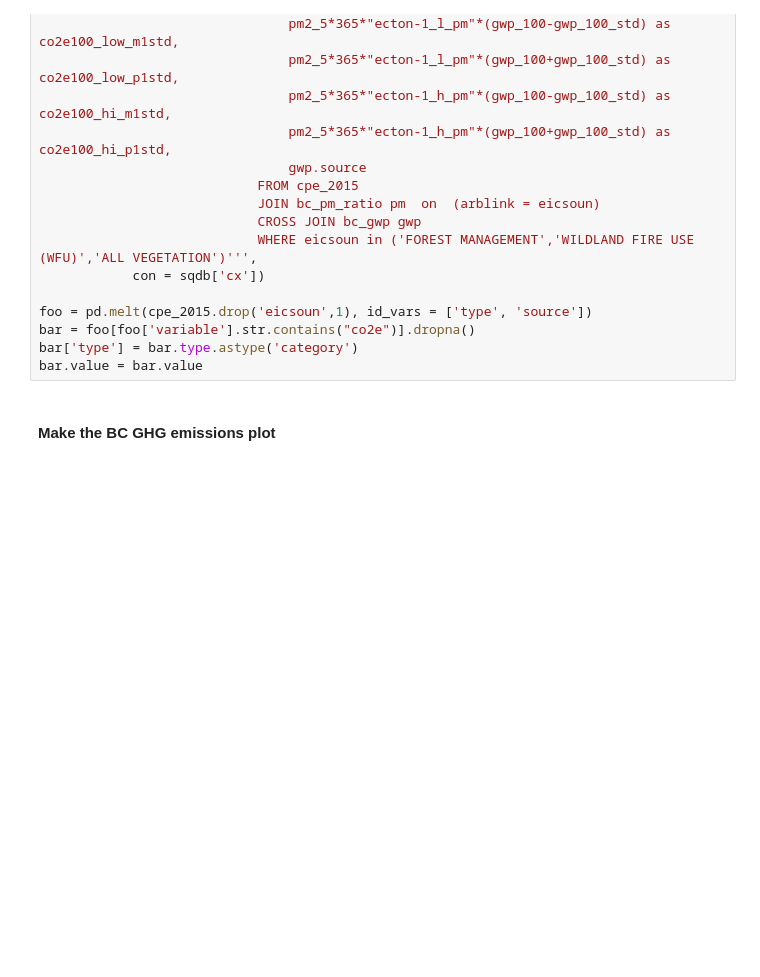
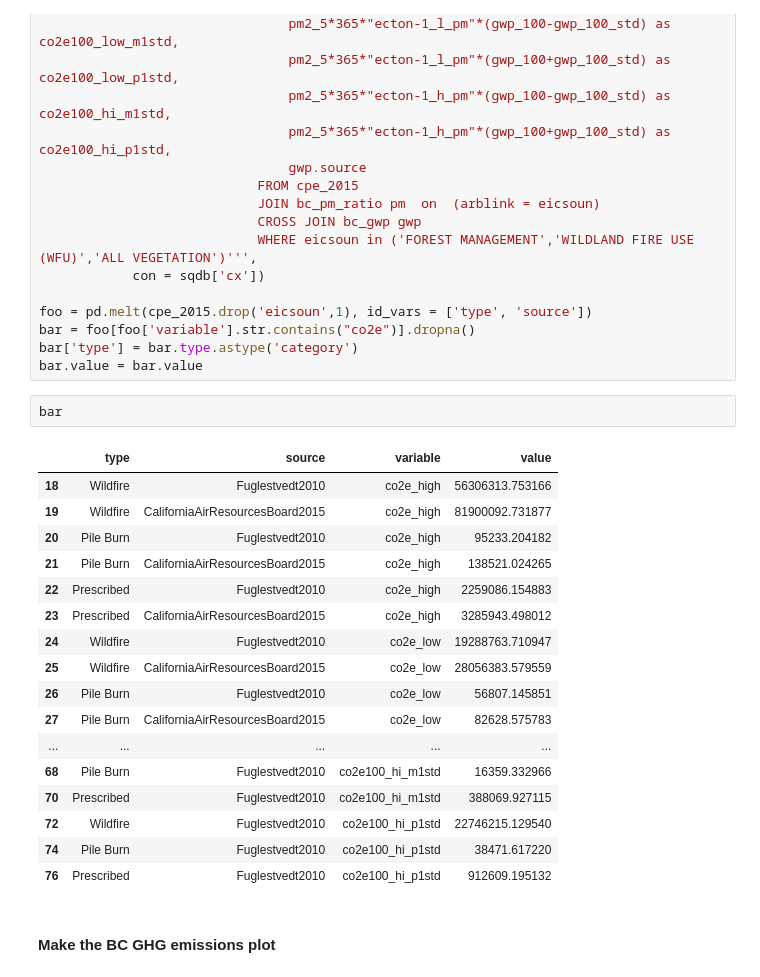
Before and after one commit to WoodResourcesGroup/RoundwoodHarvestGHG, a Jupyter notebook: biomass_burning.ipynb, the cells around one changed output. Cells and saved outputs as stored; diff of their text form; blank space fills up the shorter version.

```diff
--- a/biomass_burning.ipynb
+++ b/biomass_burning.ipynb
@@ -155,6 +155,26 @@ foo = pd.melt(cpe_2015.drop('eicsoun',1), id_vars = ['type', 'source'])
 bar = foo[foo['variable'].str.contains("co2e")].dropna()
 bar['type'] = bar.type.astype('category')
 bar.value = bar.value
+# %%
+bar
+# %% [output]
+|  | type | source | variable | value |
+| 18 | Wildfire | Fuglestvedt2010 | co2e_high | 56306313.753166 |
+| 19 | Wildfire | CaliforniaAirResourcesBoard2015 | co2e_high | 81900092.731877 |
+| 20 | Pile Burn | Fuglestvedt2010 | co2e_high | 95233.204182 |
+| 21 | Pile Burn | CaliforniaAirResourcesBoard2015 | co2e_high | 138521.024265 |
+| 22 | Prescribed | Fuglestvedt2010 | co2e_high | 2259086.154883 |
+| 23 | Prescribed | CaliforniaAirResourcesBoard2015 | co2e_high | 3285943.498012 |
+| 24 | Wildfire | Fuglestvedt2010 | co2e_low | 19288763.710947 |
+| 25 | Wildfire | CaliforniaAirResourcesBoard2015 | co2e_low | 28056383.579559 |
+| 26 | Pile Burn | Fuglestvedt2010 | co2e_low | 56807.145851 |
+| 27 | Pile Burn | CaliforniaAirResourcesBoard2015 | co2e_low | 82628.575783 |
+| ... | ... | ... | ... | ... |
+| 68 | Pile Burn | Fuglestvedt2010 | co2e100_hi_m1std | 16359.332966 |
+| 70 | Prescribed | Fuglestvedt2010 | co2e100_hi_m1std | 388069.927115 |
+| 72 | Wildfire | Fuglestvedt2010 | co2e100_hi_p1std | 22746215.129540 |
+| 74 | Pile Burn | Fuglestvedt2010 | co2e100_hi_p1std | 38471.617220 |
+| 76 | Prescribed | Fuglestvedt2010 | co2e100_hi_p1std | 912609.195132 |
 # %% [markdown]
 #### Make the BC GHG emissions plot
 # %% [markdown]
```
Also changed, not shown: parts of 2 cells of this notebook, 2 other files.
